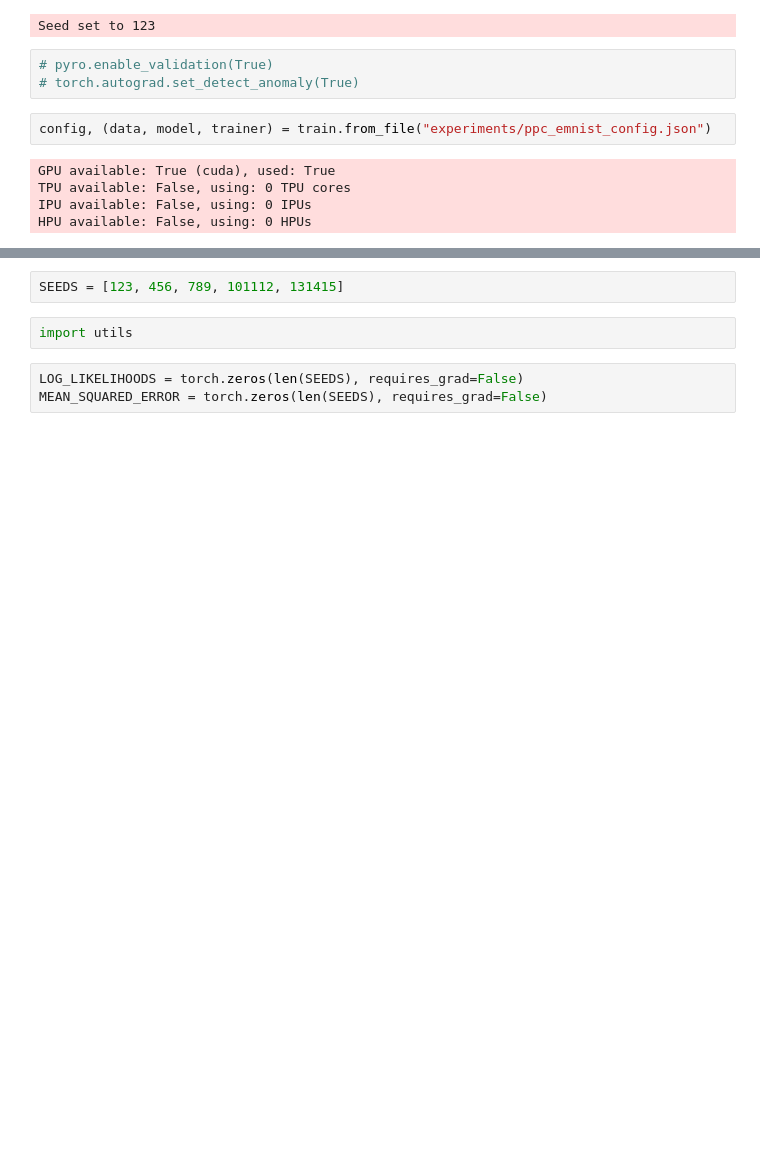
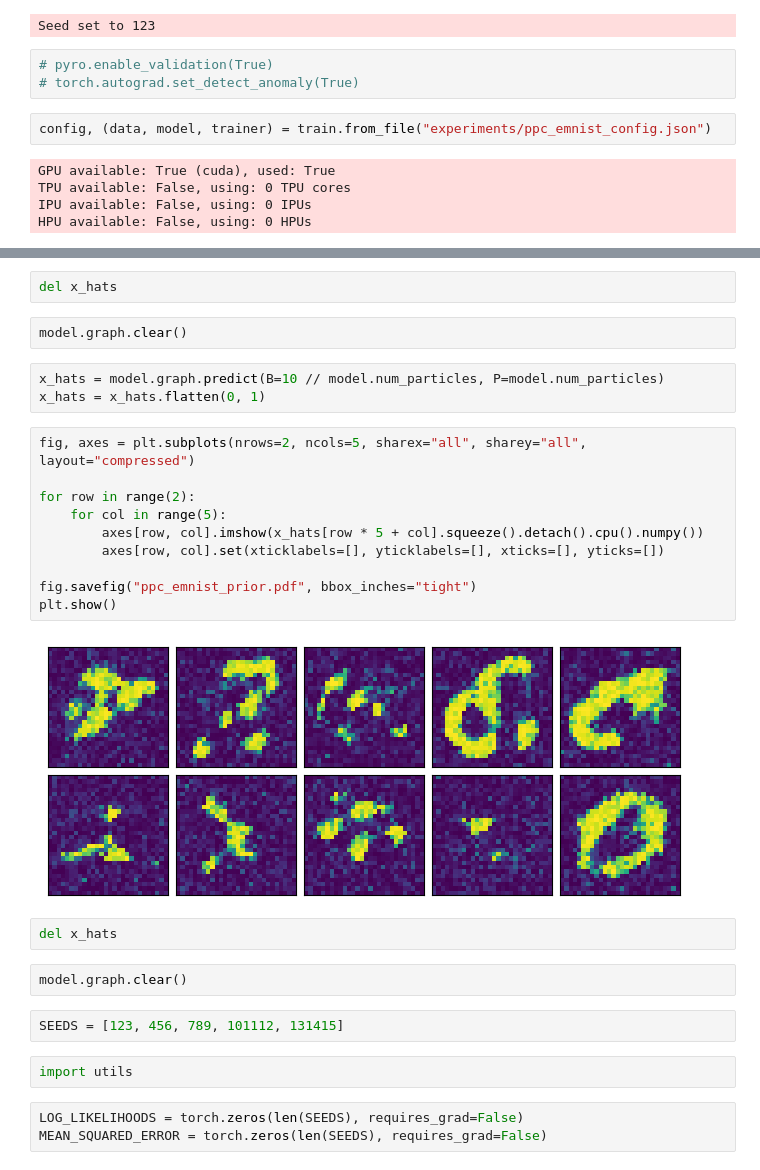
Before and after one commit to esennesh/dcpc_paper, a Jupyter notebook: experiments/ppc_emnist_eval.ipynb, the cells around one changed output, grey strips where cells are left out. Cells and saved outputs as stored; diff of their text form; blank space fills up the shorter version.

```diff
--- a/experiments/ppc_emnist_eval.ipynb
+++ b/experiments/ppc_emnist_eval.ipynb
@@ -60,3 +113,26 @@ for site in model.graph.nodes:
+# %%
+del x_hats
+# %%
+model.graph.clear()
+# %%
+x_hats = model.graph.predict(B=10 // model.num_particles, P=model.num_particles)
+x_hats = x_hats.flatten(0, 1)
+# %%
+fig, axes = plt.subplots(nrows=2, ncols=5, sharex="all", sharey="all", layout="compressed")
+
+for row in range(2):
+    for col in range(5):
+        axes[row, col].imshow(x_hats[row * 5 + col].squeeze().detach().cpu().numpy())
+        axes[row, col].set(xticklabels=[], yticklabels=[], xticks=[], yticks=[])
+
+fig.savefig("ppc_emnist_prior.pdf", bbox_inches="tight")
+plt.show()
+# %% [output]
+[figure, added]
+# %%
+del x_hats
+# %%
+model.graph.clear()
 # %%
 SEEDS = [123, 456, 789, 101112, 131415]
 # %%
```
Also changed, not shown: parts of 19 cells of this notebook, 1 other file.
